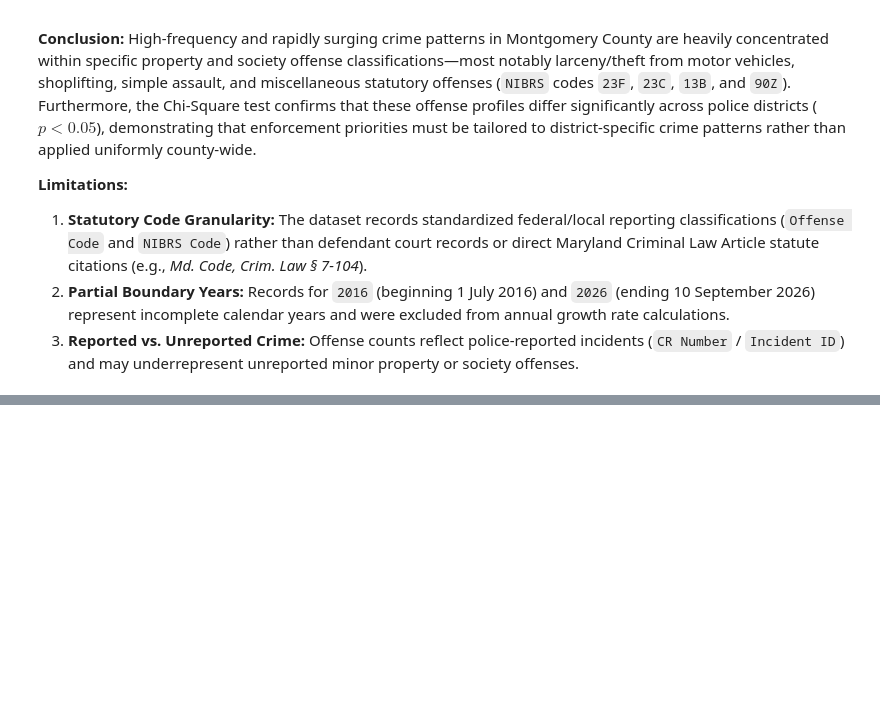
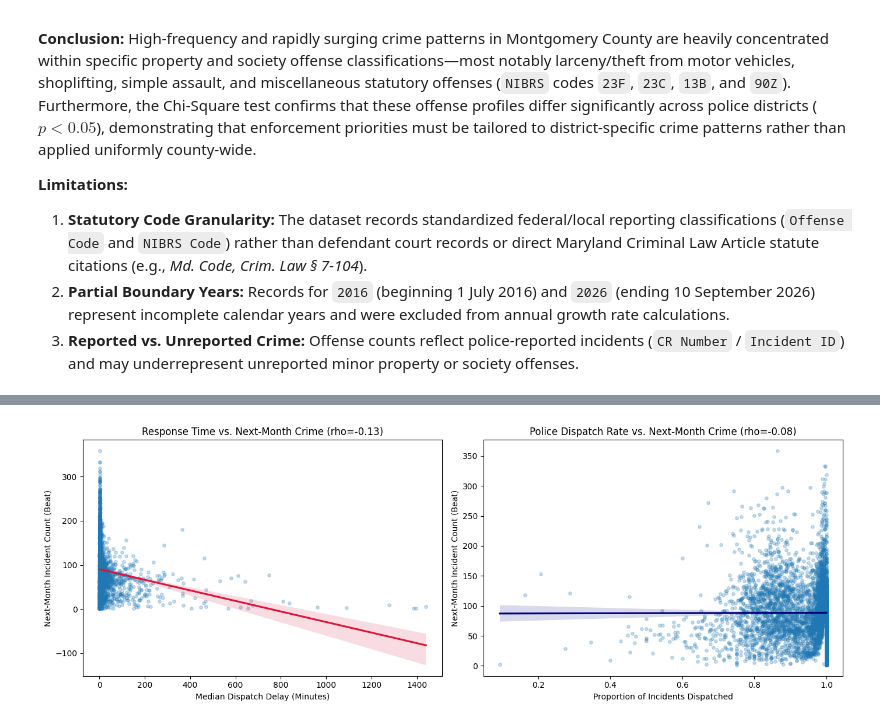
Before and after one commit to ArunaMahaGamage/MSC-AI-CW1, a Jupyter notebook: Group8-ADP.ipynb, the cells around one changed output, grey strips where cells are left out. Saved outputs shown, nothing was run; the diff lists cells and outputs as text; code cells hidden in the pictures; blank space fills up the shorter version.

```diff
--- a/Group8-ADP.ipynb
+++ b/Group8-ADP.ipynb
@@ -1027,0 +1115,33 @@ plt.show()
+# %%
+fig, axes = plt.subplots(1, 2, figsize=(14, 5))
+
+# Plot 1: Median Response Time vs Next-Month Incident Count
+sns.regplot(
+    data=panel_clean,
+    x='Median_Response_Mins',
+    y='Next_Month_Incidents',
+    scatter_kws={'alpha': 0.25, 's': 15},
+    line_kws={'color': 'crimson'},
+    ax=axes[0]
+)
+axes[0].set_title(f'Response Time vs. Next-Month Crime (rho={rho_speed:.2f})')
+axes[0].set_xlabel('Median Dispatch Delay (Minutes)')
+axes[0].set_ylabel('Next-Month Incident Count (Beat)')
+
+# Plot 2: Dispatch Rate vs Next-Month Incident Count
+sns.regplot(
+    data=panel_clean,
+    x='Dispatch_Rate',
+    y='Next_Month_Incidents',
+    scatter_kws={'alpha': 0.25, 's': 15},
+    line_kws={'color': 'navy'},
+    ax=axes[1]
+)
+axes[1].set_title(f'Police Dispatch Rate vs. Next-Month Crime (rho={rho_rate:.2f})')
+axes[1].set_xlabel('Proportion of Incidents Dispatched')
+axes[1].set_ylabel('Next-Month Incident Count (Beat)')
+
+plt.tight_layout()
+plt.show()
+# %% [output]
+[figure, added]
```
Also changed, not shown: parts of 5 cells of this notebook.
